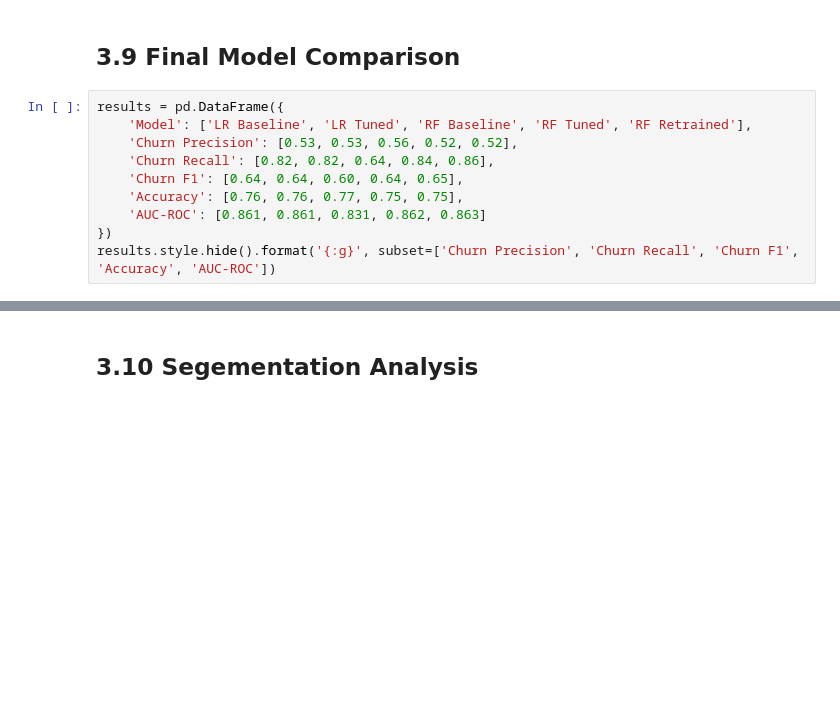
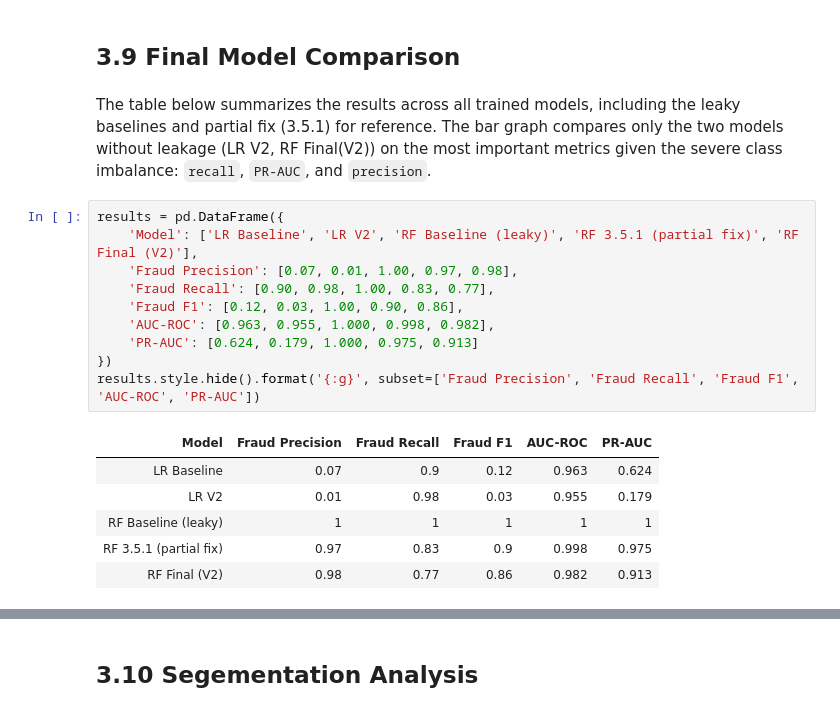
Before and after one commit to joshuasim/fraud-detection, a Jupyter notebook: notebooks/03_modeling_and_evaluation.ipynb, the cells around one changed output, grey strips where cells are left out. Cells and saved outputs as stored; diff of their text form; blank space fills up the shorter version.

```diff
--- a/notebooks/03_modeling_and_evaluation.ipynb
+++ b/notebooks/03_modeling_and_evaluation.ipynb
@@ -479,13 +496,22 @@ feature_importance
 # %% [markdown]
 ## 3.9 Final Model Comparison
+# %% [markdown]
+The table below summarizes the results across all trained models, including the leaky baselines and partial fix (3.5.1) for reference. The bar graph compares only the two models without leakage (LR V2, RF Final(V2)) on the most important metrics given the severe class imbalance: `recall`, `PR-AUC`, and `precision`.
 # %%
 results = pd.DataFrame({
-    'Model': ['LR Baseline', 'LR Tuned', 'RF Baseline', 'RF Tuned', 'RF Retrained'],
-    'Churn Precision': [0.53, 0.53, 0.56, 0.52, 0.52],
-    'Churn Recall': [0.82, 0.82, 0.64, 0.84, 0.86],
-    'Churn F1': [0.64, 0.64, 0.60, 0.64, 0.65],
-    'Accuracy': [0.76, 0.76, 0.77, 0.75, 0.75],
-    'AUC-ROC': [0.861, 0.861, 0.831, 0.862, 0.863]
+    'Model': ['LR Baseline', 'LR V2', 'RF Baseline (leaky)', 'RF 3.5.1 (partial fix)', 'RF Final (V2)'],
+    'Fraud Precision': [0.07, 0.01, 1.00, 0.97, 0.98],
+    'Fraud Recall': [0.90, 0.98, 1.00, 0.83, 0.77],
+    'Fraud F1': [0.12, 0.03, 1.00, 0.90, 0.86],
+    'AUC-ROC': [0.963, 0.955, 1.000, 0.998, 0.982],
+    'PR-AUC': [0.624, 0.179, 1.000, 0.975, 0.913]
 })
-results.style.hide().format('{:g}', subset=['Churn Precision', 'Churn Recall', 'Churn F1', 'Accuracy', 'AUC-ROC'])
+results.style.hide().format('{:g}', subset=['Fraud Precision', 'Fraud Recall', 'Fraud F1', 'AUC-ROC', 'PR-AUC'])
+# %% [output]
+| Model | Fraud Precision | Fraud Recall | Fraud F1 | AUC-ROC | PR-AUC |
+| LR Baseline | 0.07 | 0.9 | 0.12 | 0.963 | 0.624 |
+| LR V2 | 0.01 | 0.98 | 0.03 | 0.955 | 0.179 |
+| RF Baseline (leaky) | 1 | 1 | 1 | 1 | 1 |
+| RF 3.5.1 (partial fix) | 0.97 | 0.83 | 0.9 | 0.998 | 0.975 |
+| RF Final (V2) | 0.98 | 0.77 | 0.86 | 0.982 | 0.913 |
 # %%
```
Also changed, not shown: parts of 9 cells of this notebook, 1 other file.
